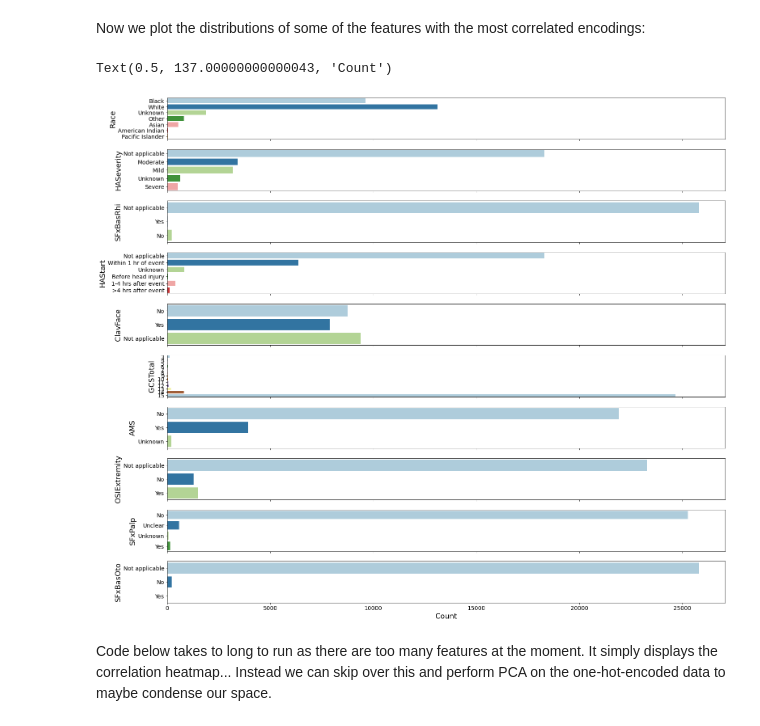
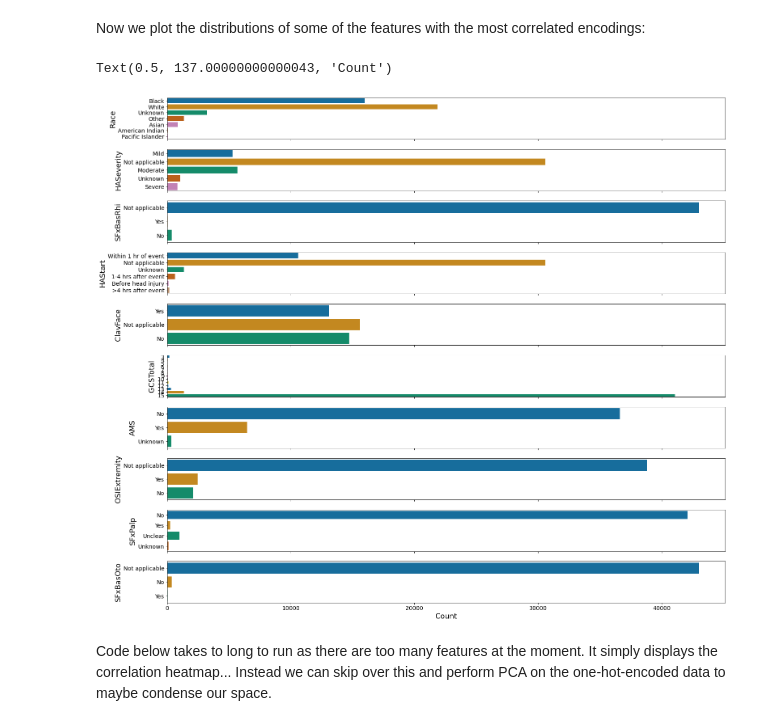
Before and after one commit to Yu-Group/clinical-rule-vetting, a Jupyter notebook: rulevetting/projects/tbi_pecarn/notebooks/00_eda.ipynb, the cells around one changed output. Drawn from its saved outputs; the diff is of its cells as text; code cells hidden in the pictures.

```diff
--- a/rulevetting/projects/tbi_pecarn/notebooks/00_eda.ipynb
+++ b/rulevetting/projects/tbi_pecarn/notebooks/00_eda.ipynb
@@ -112,7 +111,2 @@ if boxplot_plot:
 # %% [markdown]
 Now is a good time before continuing EDA to partition the data into train, validation, and a test set to not bias our model selection a priori observing the distributions and correlations.
-# %%
-cleaned_df = Dataset().clean_data(data_path = data_path)
-preprocessed_df = Dataset().preprocess_data(cleaned_df)
-df_train, df_tune, _ = Dataset().split_data(preprocessed_df)
-df = df_train
@@ -121,9 +113,18 @@ Reading the raw CSVs... ['TBI PUD 10-08-2013.csv', 'TBI PUD Imaging.csv', 'TBI P
+# %%
+# remove post-ct vars and examin relationships with outcome variable
+df.rename(columns = {'PosIntFinal':'outcome'}, inplace=True)
+df = df.drop(columns=Dataset().get_post_ct_names())
 # %% [markdown]
 Below we see the strongest features in terms of absolute correlation to the outcome. There are notable features that are implicitly defined as the outcome such as deathTBI which is part of the outcome so we'd expect such a strong correlation to exist. Other noteworthy features include several of the unknowns/missing one-hot encoded features which means maybe we can infer from somewhere else how this implies the patient does or does not have ciTBI...
 # %%
+# remapping binary variables
+bool_cols = [col for col in df if np.isin(df[col].unique(), ['No', 'Yes']).all()]
+for bool_col in bool_cols:
+    df[bool_col] = df[bool_col].map({'No': 0, 'Yes': 1})
+
 # one hot encoding the df
 one_hot_df = helper.one_hot_encode_df(df)
-corr = one_hot_df.drop(['outcome_No', 'outcome_Yes'], axis=1).apply(lambda x: x.corr(one_hot_df['outcome_Yes'], method='spearman'))
+corr = one_hot_df.drop(['outcome'], axis=1).apply(lambda x: x.corr(one_hot_df['outcome'], method='spearman'))
 
 # sortest by largest value
 largest_corr = corr.iloc[corr.abs().argsort()][-50:].sort_values(ascending=True)
@@ -133,7 +134,7 @@ barplot(largest_corr, savefig=False, title='Spearman Largest Correlations', xlab
 abs_corr = corr.abs().sort_values(ascending=True)
 fig_fcn = lambda kwargs: plt.figure(figsize=(18, 20), **kwargs)
 fig_fcn({"num": None, "dpi": 80, "facecolor": "w", "edgecolor": "r"})
-sns.barplot(x=abs_corr[largest_corr.index].values, y=abs_corr[largest_corr.index].index, hue=[1 if corr > 0 else 0 for corr in largest_corr.values], palette=sns.color_palette())
+sns.barplot(x=abs_corr[largest_corr.index].values, y=abs_corr[largest_corr.index].index, hue=[1 if corr > 0 else 0 for corr in largest_corr.values], palette='colorblind')
 handles = [mpl.patches.Patch(color='darkslateblue', label='Negative Outcome Correlation'), mpl.patches.Patch(color='goldenrod', label='Positive Outcome Correlation')]
 plt.legend(handles=handles, loc='center right')
 plt.title('Spearman Largest Correlations')
@@ -155,0 +148,12 @@ largest_corr.head()
+# %%
+# GCS score plots
+fig, axs = plt.subplots(nrows=18, sharex=True,  figsize=(23,35))
+for i in range(18):
+    sns.countplot(x='GCSEye', data=df[(df['AgeinYears'] == i) & (df['outcome'] == 'Yes')], ax=axs[i], palette="colorblind")
+    axs[i].set_ylabel(f'Age {i}')
+    axs[i].set_xlabel('')
+    axs[i].bar_label(axs[i].containers[0])
+    if i == 17:
+        axs[i].set_xlabel('GCSTotal')
+
+plt.ylabel('Count')
@@ -158,15 +177,15 @@ Now we plot the distributions of some of the features with the most correlated e
 # %%
 plot_count = 10
 correlated_feats = list(set([feat.split('_')[0] for feat in abs_corr.index.tolist()]))
 fig, axs = plt.subplots(nrows=plot_count, sharex=True,  figsize=(20,18))
 fig.tight_layout()
 for i in range(plot_count):
-    sns.countplot(y=correlated_feats[i], data=df, ax=axs[i], palette="Paired")
+    sns.countplot(y=correlated_feats[i], data=df, ax=axs[i], palette="colorblind")
     axs[i].set_xlabel('')
 plt.xlabel('Count')
 # %% [output]
 Text(0.5, 137.00000000000043, 'Count')
-[figure, old version]
+[figure, new version]
 # %% [markdown]
 Code below takes to long to run as there are too many features at the moment. It simply displays the correlation heatmap... Instead we can skip over this and perform PCA on the one-hot-encoded data to maybe condense our space.
 # %%
```
Also changed, not shown: parts of 16 cells of this notebook, 3 other files.
